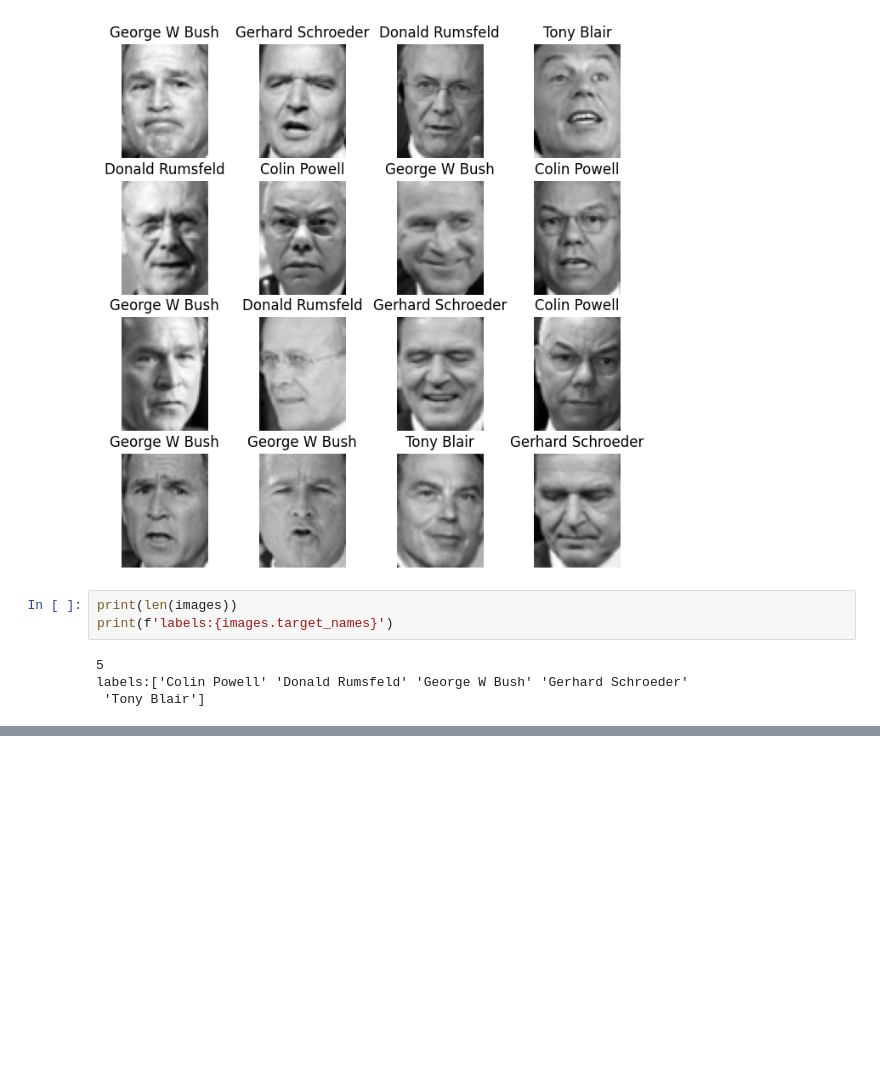
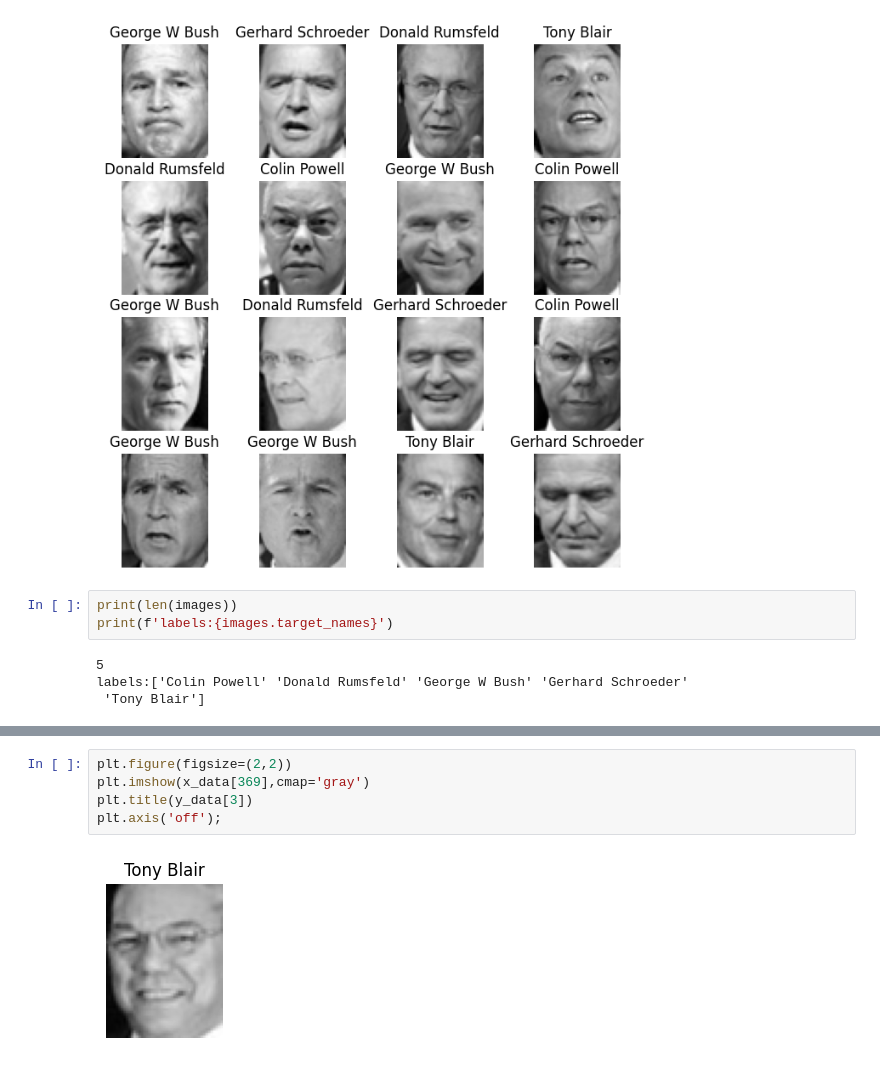
Before and after one commit to AHBRIJESH/Face_Recognition_Auto_Attendance_System, a Jupyter notebook: face.ipynb, the cells around one changed output, grey strips where cells are left out. Saved outputs shown, nothing was run; the diff lists cells and outputs as text; blank space fills up the shorter version.

```diff
--- a/face.ipynb
+++ b/face.ipynb
@@ -35,0 +97,7 @@ plt.axis('off');
+# %%
+plt.figure(figsize=(2,2))
+plt.imshow(x_data[369],cmap='gray')
+plt.title(y_data[3])
+plt.axis('off');
+# %% [output]
+[figure, added]
```
Also changed, not shown: parts of 11 cells of this notebook, 10 other files.
